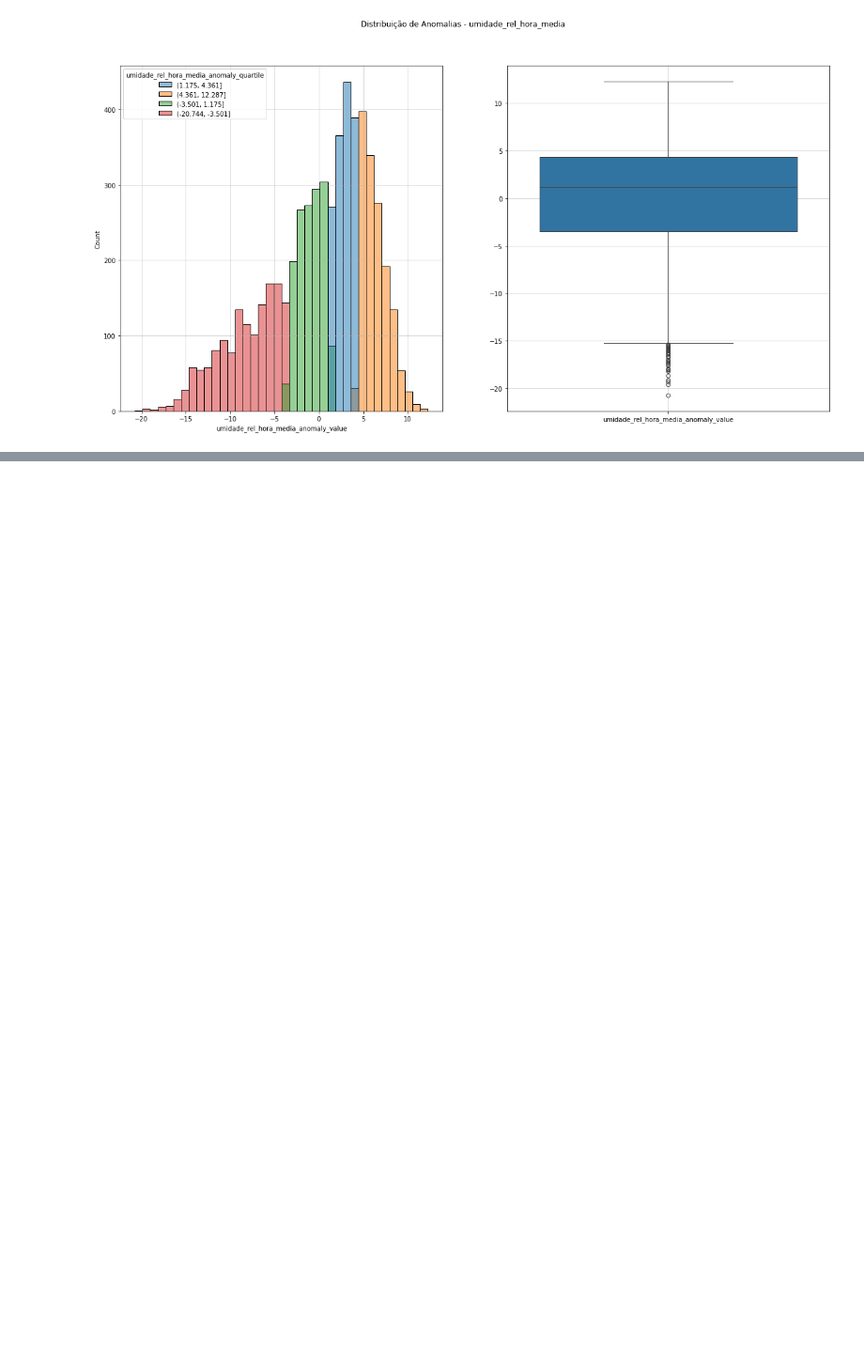
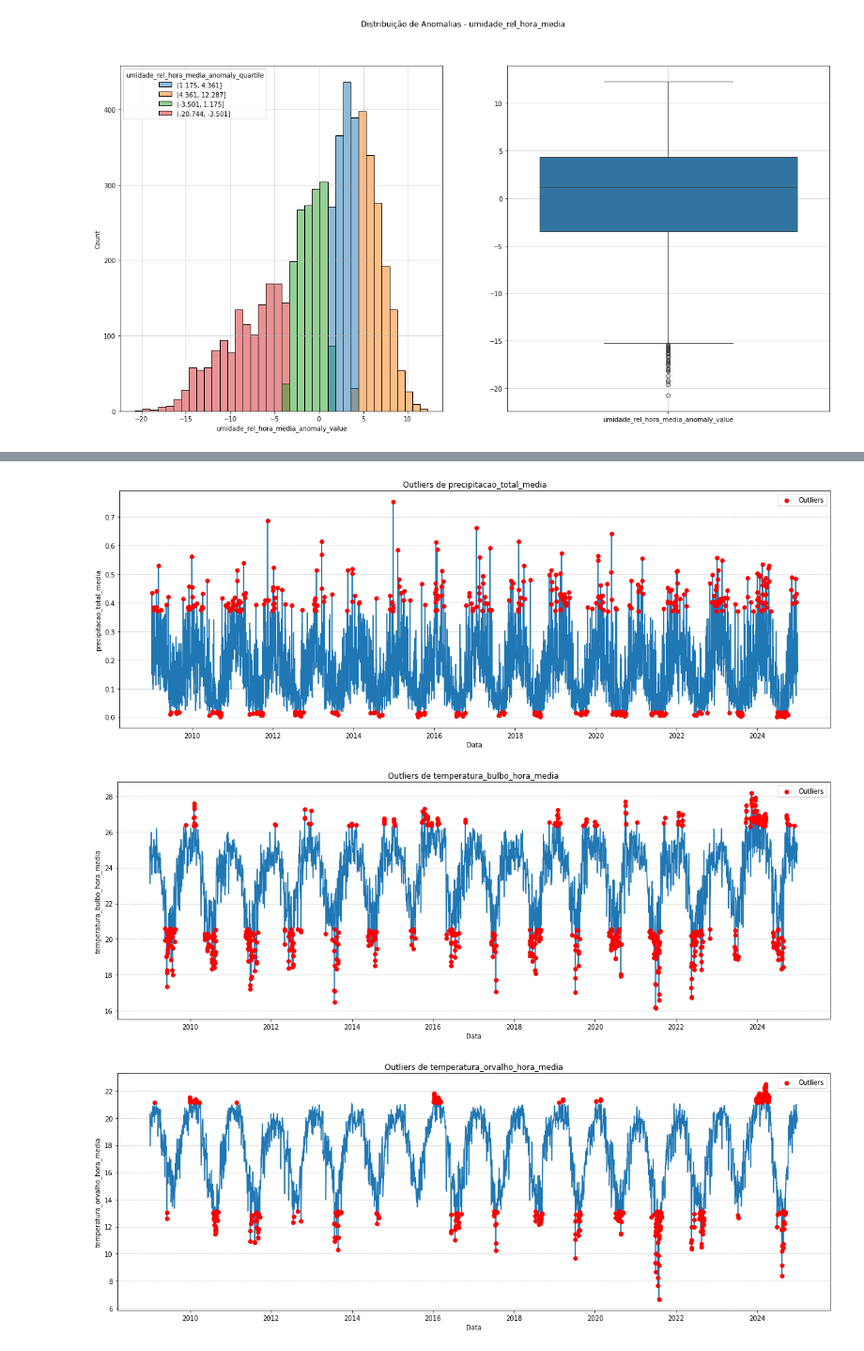
Before and after one commit to AlexandreSaback/tcc_anomaly_detection, a Jupyter notebook: explorations/AD_04_GroundTruth.ipynb, the cells around one changed output, grey strips where cells are left out. Shown at 94% size. Cells and saved outputs as stored; diff of their text form; code cells hidden in the pictures; blank space fills up the shorter version.

```diff
--- a/explorations/AD_04_GroundTruth.ipynb
+++ b/explorations/AD_04_GroundTruth.ipynb
@@ -130,0 +138,30 @@ complete_data
+# %%
+for feature in numerical_features:
+
+    feature_data = complete_data[["data", feature]]
+    feature_data = feature_data.set_index("data")
+
+    feature_labels = complete_data[["data", f"{feature}_outlier"]]
+    feature_labels = feature_labels.set_index("data")
+
+    feature_outliers = feature_labels[feature_labels == 1].dropna().index
+
+    plt.figure(figsize=(16, 6))
+    plt.plot(feature_data.index, feature_data[feature])
+    plt.scatter(
+        feature_outliers,
+        feature_data.loc[feature_outliers],
+        color='red',
+        label='Outliers',
+        zorder=3)
+    plt.title(f"Outliers de {feature}")
+    plt.xlabel("Data")
+    plt.ylabel(feature)
+    plt.legend()
+    plt.grid(axis='y', linestyle='--', alpha=0.7)
+    plt.tight_layout()
+    plt.show()
+# %% [output]
+[figure, added]
+[figure, added]
+[figure, added]
```
Also changed, not shown: parts of 9 cells of this notebook, 1 other file.
